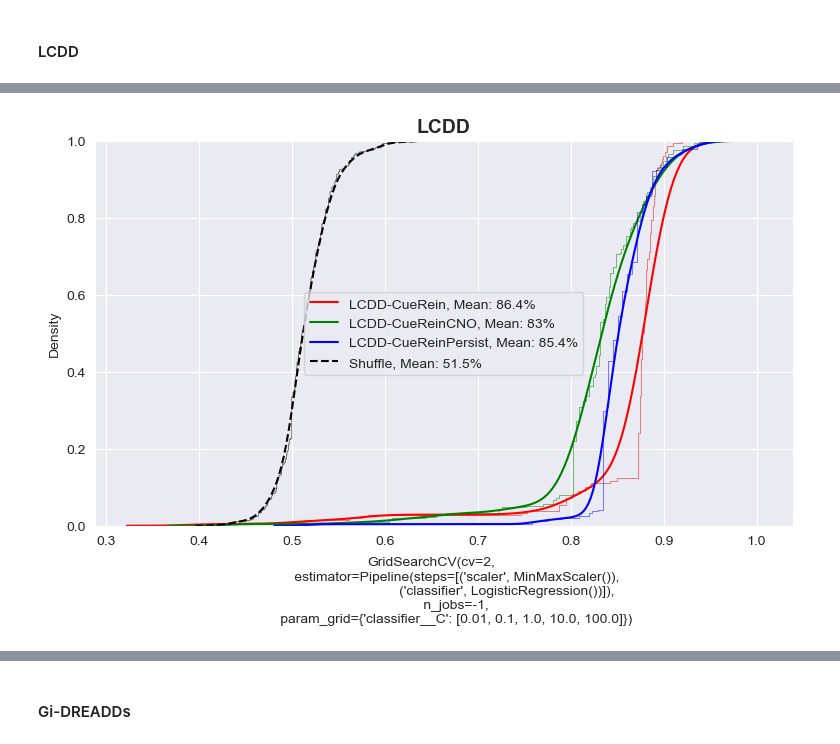
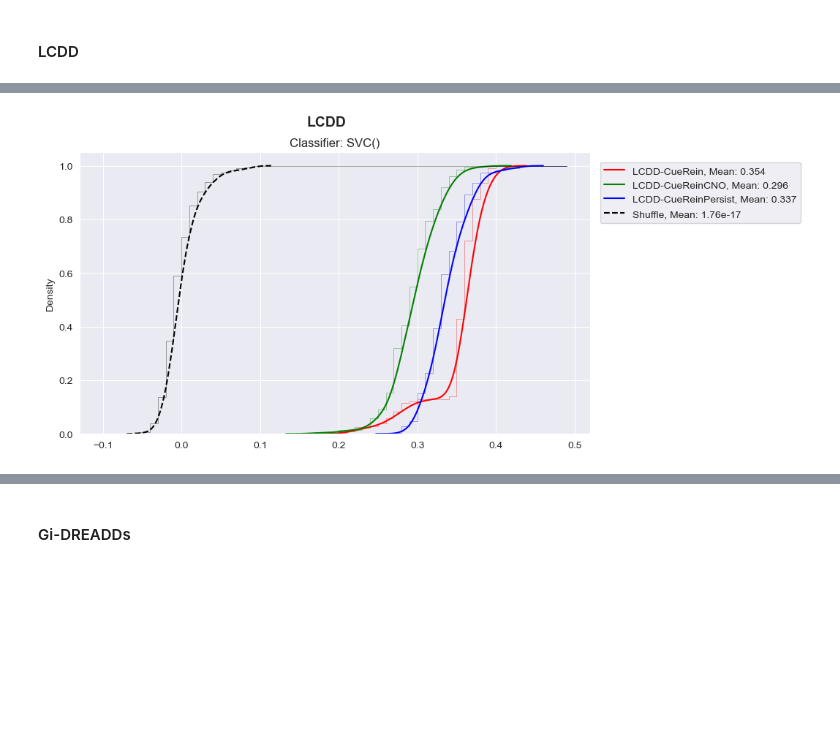
Before and after one commit to datasiansalsa/LC-PrL-DREADDs_Self-Admin_Analysis, a Jupyter notebook: active-lever_analysis/LC-PrL-DREADDs_active-lever_analysis_JJB.ipynb, the cells around one changed output, grey strips where cells are left out. Cells and saved outputs as stored; diff of their text form; code cells hidden in the pictures; blank space fills up the shorter version.

Commit message:
Active lever decoding
- new epochs
- subtracted shuffled data mean to normalize
- heatmap cmap range starts from 0
- binned cdf plots

```diff
--- a/active-lever_analysis/LC-PrL-DREADDs_active-lever_analysis_JJB.ipynb
+++ b/active-lever_analysis/LC-PrL-DREADDs_active-lever_analysis_JJB.ipynb
@@ -77,7 +77,7 @@ except:
     LCDD_models = os.path.join(LCDD_repository, 'population_data')
 
     #cluster list files
-    LCDD_cueRein_cluster_labels = np.load(os.path.join(LCDD_cueRein_dir, 'cluster_list_per_session_CueTests Control.npy'))
+    LCDD_cueRein_labels = np.load(os.path.join(LCDD_cueRein_dir, 'cluster_list_per_session_CueTests Control.npy'))
     LCDD_cueReinCNO_labels = np.load(os.path.join(LCDD_cueReinCNO_dir, 'cluster_list_per_session_CueTests Control.npy'))
     LCDD_cueReinPersist_labels = np.load(os.path.join(LCDD_cueReinPersist_dir, 'cluster_list_per_session_CueTests Control.npy'))
 
@@ -94,7 +94,7 @@ except:
     Gi_models = os.path.join(Gi_repository, 'population_data')
 
     #cluster list files
-    Gi_cueRein_cluster_labels = np.load(os.path.join(Gi_cueRein_dir, 'cluster_list_per_session_CueTests Gi-DREADDs.npy'))
+    Gi_cueRein_labels = np.load(os.path.join(Gi_cueRein_dir, 'cluster_list_per_session_CueTests Gi-DREADDs.npy'))
     Gi_cueReinCNO_labels = np.load(os.path.join(Gi_cueReinCNO_dir, 'cluster_list_per_session_CueTests Gi-DREADDs.npy'))
     Gi_cueReinPersist_labels = np.load(os.path.join(Gi_cueReinPersist_dir, 'cluster_list_per_session_CueTests Gi-DREADDs.npy'))
 
@@ -352,8 +348,11 @@ numclusters = 4
 
 #initialize epochs
 baseline_epoch = [0,8]
-response_epoch = [pre_window_size, pre_window_size+12]
+response_epoch = [pre_window_size-8, pre_window_size-1]
 
 numshuffles = 1
 uniquelabels = np.arange(numclusters)
 numneuronsincluster = np.nan*np.ones((numclusters,))
+
+print('Baseline epoch:', baseline_epoch)
+print('Response epoch:', response_epoch)
@@ -434,16 +435,16 @@ for index in range(len(animal_groups)):
             try:
                 try:
                     timeout_mean = np.nanmean(trials[np.where(flags==0),:,:])
-                    trials[np.where(flags==1),:,:] = trials[np.where(flags==1),:,:] - timeout_mean
+                    trials[np.where(flags==1),:,:] = trials[np.where(flags==1),:,:] - timeout_mean #subtract mean of inactive/timeout press from active press
                 except Exception as e:
                     print('*** Error: %s ***'%(e))
                 baseline = np.empty_like(trials)
                 response = np.empty_like(trials)
                 for neuron in range(trials.shape[2]):
-                    baseline[:,pre_window_size-int(3*7.5):pre_window_size,neuron] = trials[:,pre_window_size-int(3*7.5):pre_window_size,neuron]
-                    response[:,pre_window_size:pre_window_size+int(6*7.5),neuron] = trials[:,pre_window_size:pre_window_size+int(6*7.5),neuron]
+                    baseline[:,baseline_epoch[0]:baseline_epoch[1],neuron] = trials[:,baseline_epoch[0]:baseline_epoch[1],neuron]
+                    response[:,response_epoch[0]:response_epoch[1],neuron] = trials[:,response_epoch[0]:response_epoch[1],neuron]
                     X = np.vstack((baseline[:,:,neuron], response[:,:,neuron]))
-                    y = np.hstack((np.zeros(len(baseline)), np.ones(len(response))))
+                    y = np.hstack((np.zeros(len(baseline)), np.ones(len(response)))) #baseline classified as 0s, response classified as 1s
                     search.fit(X, y)
                     classification_accuracy[group]['unshuffled'][neuron] = search.best_score_
                     shuffled_y = np.random.permutation(y)
@@ -481,37 +464,66 @@ for index in range(len(groups)):
 # %%
 #plotting groups
 
 groups = [
     'LCDD-CueRein',
     'LCDD-CueReinCNO',
     'LCDD-CueReinPersist'
     ]
 
 colors = ['red', 'green', 'blue']
+bins = np.arange(-0.1,0.5,0.01)
 sns.set_style('darkgrid')
 plt.rcParams["figure.figsize"] = (9,5)
 all_shuffled = []
 for index in range(len(groups)):
     group = groups[index]
     c = colors[index]
     decode_values = np.load(os.path.join(iteration_dictionaries, '%s_%s_decoding-dict.npy'%(date, group)))
     unshuffle = decode_values[0]
     shuffle = decode_values[1]
+    shuffle_mean = np.mean(shuffle)
+    unshuffle = unshuffle - shuffle_mean #normalize by subtracting mean of shuffled data from unshuffled data
+    shuffle = shuffle - shuffle_mean
     for neuron_accuracy in shuffle:
         all_shuffled.append(neuron_accuracy)
-    sns.kdeplot(unshuffle, label='%s, Mean: %s'%(group, '{0:.3g}%'.format(np.mean(np.array(unshuffle))*100)), cumulative=True, color=c)
-    sns.ecdfplot(unshuffle, linewidth=.5, alpha =.7, color=c)
-sns.kdeplot(all_shuffled, label='Shuffle, Mean: %s'%('{0:.3g}%'.format(np.mean(np.array(all_shuffled)*100))), cumulative=True, color='k', linestyle='--')
-sns.ecdfplot(all_shuffled, linewidth=.5, alpha =.7, color='k')
-plt.legend(loc='best', fontsize=10)
-plt.title('LCDD', fontsize=14, fontweight='bold')
-plt.text(.65, -.25, str(search), horizontalalignment="center")
+    sns.kdeplot(
+        unshuffle,
+        label='%s, Mean: %s'%(group, '{0:.3g}'.format(np.mean(np.array(unshuffle)))),
+        cumulative=True,
+        color=c
+        )
+    sns.histplot(
+        unshuffle,
+        element='step',
+        fill=False,
+        cumulative=True,
+        stat='density',
+        bins=bins,
+        color=c,
+        alpha=.5,
+        linewidth=.5
+        )
+sns.kdeplot(all_shuffled, label='Shuffle, Mean: %s'%('{0:.3g}'.format(np.mean(np.array(all_shuffled)))), cumulative=True, color='k', linestyle='--')
+sns.histplot(
+        all_shuffled,
+        element='step',
+        fill=False,
+        cumulative=True,
+        stat='density',
+        bins=bins,
+        color='k',
+        alpha=.5,
+        linewidth=.5
+        )
+plt.legend(loc=(1.02,.75), fontsize=10)
+plt.suptitle('LCDD', fontsize=14, fontweight='bold')
+plt.title('Classifier: %s'%(str(pipe[1])))
 
-# plt.savefig(os.path.join(iteration_results, 'LC-PrL-DREADDs_SA_Control-Groups.PDF'), format='PDF')
+plt.savefig(os.path.join(iteration_results, 'LC-PrL-DREADDs_SA_Control-Groups.PDF'), format='PDF', bbox_inches="tight")
 
 plt.show()
 # %% [output]
-[figure, old version]
+[figure, new version]
 # %%
 #plotting clusters per group
 
```
Also changed, not shown: parts of 11 cells of this notebook, 1 other file.
